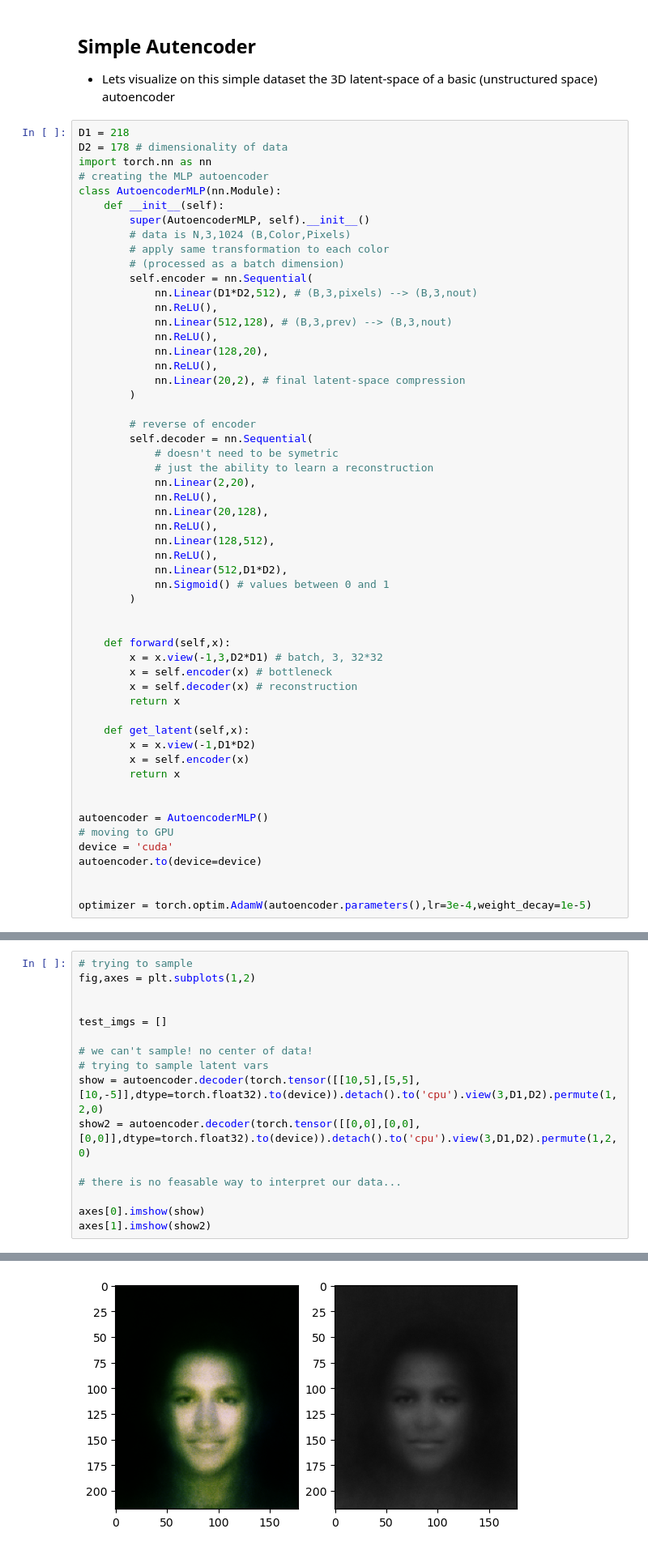
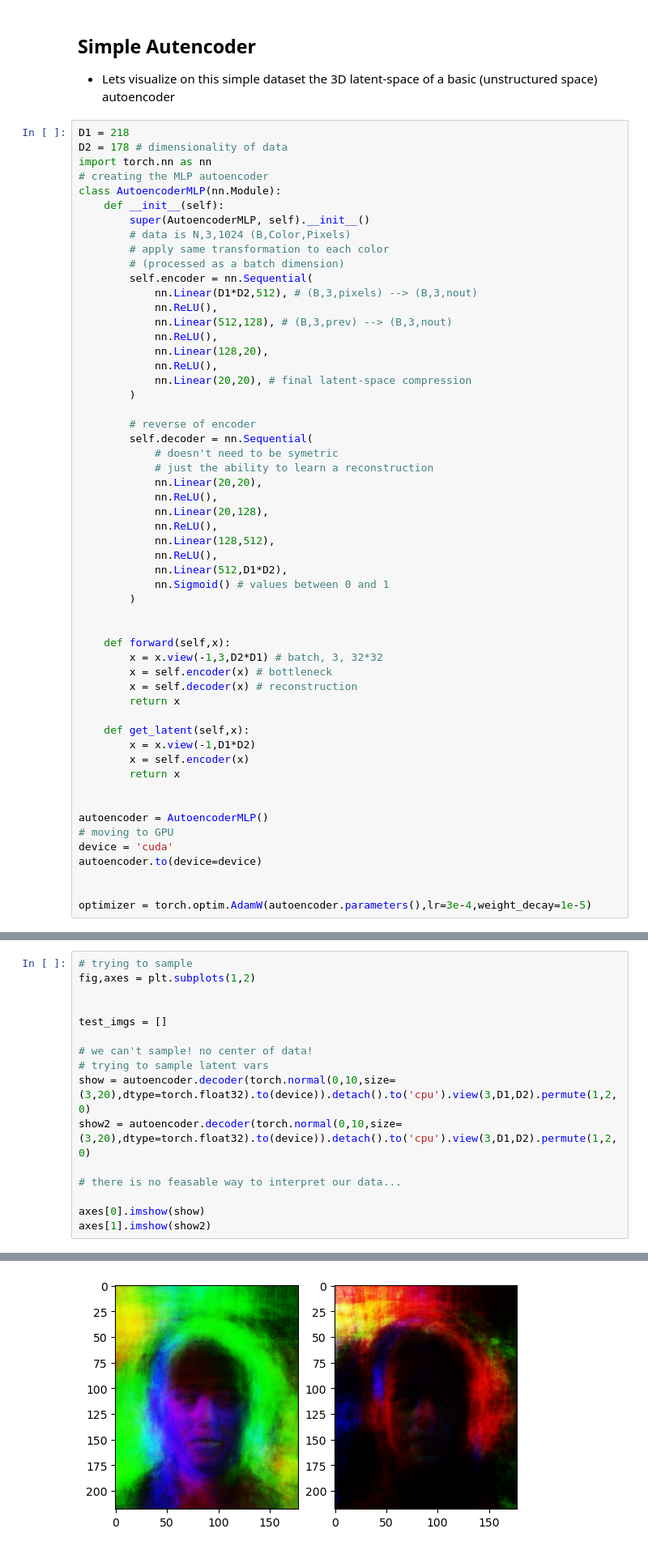
Before and after one commit to chuckles201/Image-Video_NN, a Jupyter notebook: Models/VAE/MNISTVAE.ipynb, the cells around one changed output, grey strips where cells are left out. Shown at 81% size. Saved outputs shown, nothing was run; the diff lists cells and outputs as text.

```diff
--- a/History/VAE/MNISTVAE.ipynb
+++ b/Models/VAE/MNISTVAE.ipynb
@@ -49,14 +49,14 @@ class AutoencoderMLP(nn.Module):
             nn.ReLU(),
             nn.Linear(128,20),
             nn.ReLU(),
-            nn.Linear(20,2), # final latent-space compression
+            nn.Linear(20,20), # final latent-space compression
         )
 
         # reverse of encoder
         self.decoder = nn.Sequential(
             # doesn't need to be symetric
             # just the ability to learn a reconstruction
-            nn.Linear(2,20),
+            nn.Linear(20,20),
             nn.ReLU(),
             nn.Linear(20,128),
             nn.ReLU(),
@@ -192,22 +192,22 @@ ax.scatter(latent_x,latent_y)
 # %%
 # trying to sample
 fig,axes = plt.subplots(1,2)
 
 
 test_imgs = []
 
 # we can't sample! no center of data!
 # trying to sample latent vars
-show = autoencoder.decoder(torch.tensor([[10,5],[5,5],[10,-5]],dtype=torch.float32).to(device)).detach().to('cpu').view(3,D1,D2).permute(1,2,0)
-show2 = autoencoder.decoder(torch.tensor([[0,0],[0,0],[0,0]],dtype=torch.float32).to(device)).detach().to('cpu').view(3,D1,D2).permute(1,2,0)
+show = autoencoder.decoder(torch.normal(0,10,size=(3,20),dtype=torch.float32).to(device)).detach().to('cpu').view(3,D1,D2).permute(1,2,0)
+show2 = autoencoder.decoder(torch.normal(0,10,size=(3,20),dtype=torch.float32).to(device)).detach().to('cpu').view(3,D1,D2).permute(1,2,0)
 
 # there is no feasable way to interpret our data...
 
 axes[0].imshow(show)
 axes[1].imshow(show2)
 # %% [output]
 <matplotlib.image.AxesImage at 0x...>
-[figure, old version]
+[figure, new version]
 # %% [markdown]
 ## VAE
 As we see up above, our scale is very large, and if we tried to sample from this latent-space, just as sampling from random pixels, we would have no idea what is more likely for an image, and whether shifting a latent variable will change an image in a meaningful way.
```
Also changed, not shown: parts of 3 cells of this notebook, 28 other files.
